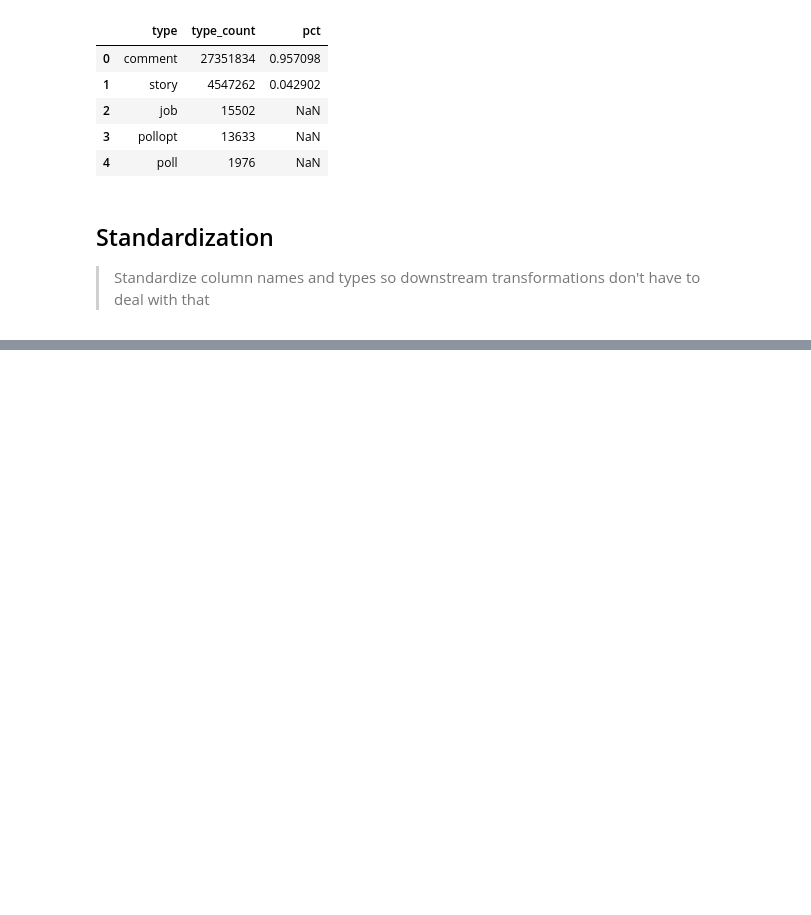
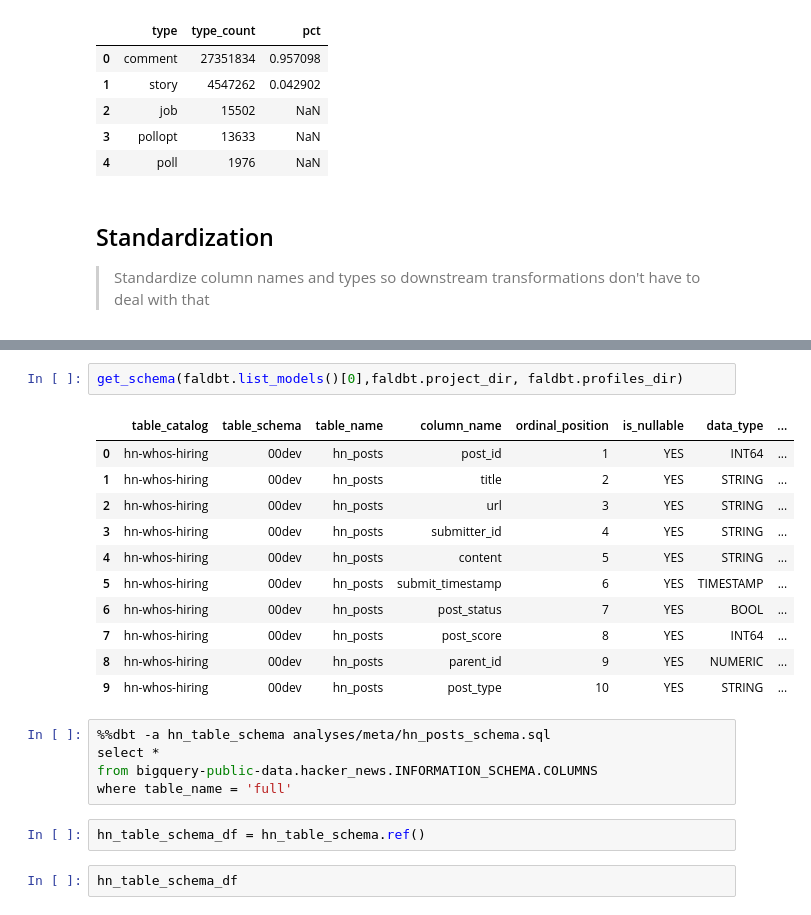
Before and after one commit to butchland/hn_whos_hiring, a Jupyter notebook: notebooks/analysis.ipynb, the cells around one changed output, grey strips where cells are left out. Saved outputs shown, nothing was run; the diff lists cells and outputs as text; blank space fills up the shorter version.

```diff
--- a/notebooks/analysis.ipynb
+++ b/notebooks/analysis.ipynb
@@ -197,0 +342,23 @@ order by timestamp desc
+# %%
+get_schema(faldbt.list_models()[0],faldbt.project_dir, faldbt.profiles_dir)
+# %% [output]
+|  | table_catalog | table_schema | table_name | column_name | ordinal_position | is_nullable | data_type | ... |
+| 0 | hn-whos-hiring | 00dev | hn_posts | post_id | 1 | YES | INT64 | ... |
+| 1 | hn-whos-hiring | 00dev | hn_posts | title | 2 | YES | STRING | ... |
+| 2 | hn-whos-hiring | 00dev | hn_posts | url | 3 | YES | STRING | ... |
+| 3 | hn-whos-hiring | 00dev | hn_posts | submitter_id | 4 | YES | STRING | ... |
+| 4 | hn-whos-hiring | 00dev | hn_posts | content | 5 | YES | STRING | ... |
+| 5 | hn-whos-hiring | 00dev | hn_posts | submit_timestamp | 6 | YES | TIMESTAMP | ... |
+| 6 | hn-whos-hiring | 00dev | hn_posts | post_status | 7 | YES | BOOL | ... |
+| 7 | hn-whos-hiring | 00dev | hn_posts | post_score | 8 | YES | INT64 | ... |
+| 8 | hn-whos-hiring | 00dev | hn_posts | parent_id | 9 | YES | NUMERIC | ... |
+| 9 | hn-whos-hiring | 00dev | hn_posts | post_type | 10 | YES | STRING | ... |
+# %%
+%%dbt -a hn_table_schema analyses/meta/hn_posts_schema.sql
+select *
+from bigquery-public-data.hacker_news.INFORMATION_SCHEMA.COLUMNS
+where table_name = 'full'
+# %%
+hn_table_schema_df = hn_table_schema.ref()
+# %%
+hn_table_schema_df
```
Also changed, not shown: parts of 21 cells of this notebook, 3 other files.
